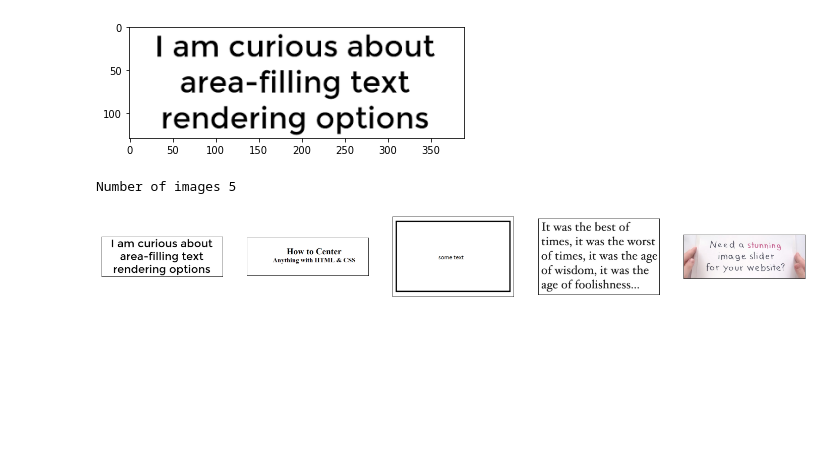
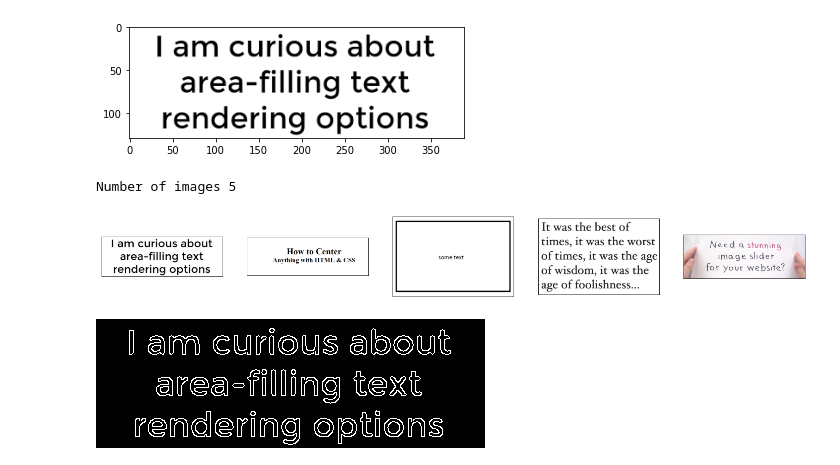
Before and after one commit to agusrichard/deep-learning-workbook, a Jupyter notebook: optical-character-recognition/learn_keras_ocr.ipynb, the cells around one changed output. Cells and saved outputs as stored; diff of their text form; code cells hidden in the pictures; blank space fills up the shorter version.

```diff
--- a/optical-character-recognition/learn_keras_ocr.ipynb
+++ b/optical-character-recognition/learn_keras_ocr.ipynb
@@ -62,3 +63,8 @@ for img, ax in zip(images, axes):
     ax.set_yticks([])
 # %% [output]
 [figure]
+# %%
+img_canny = cv.Canny(img, 100, 200, 3)
+cv2_imshow(img_canny)
+# %% [output]
+[figure, added]
```
Also changed, not shown: parts of 2 cells of this notebook, 1 other file.
